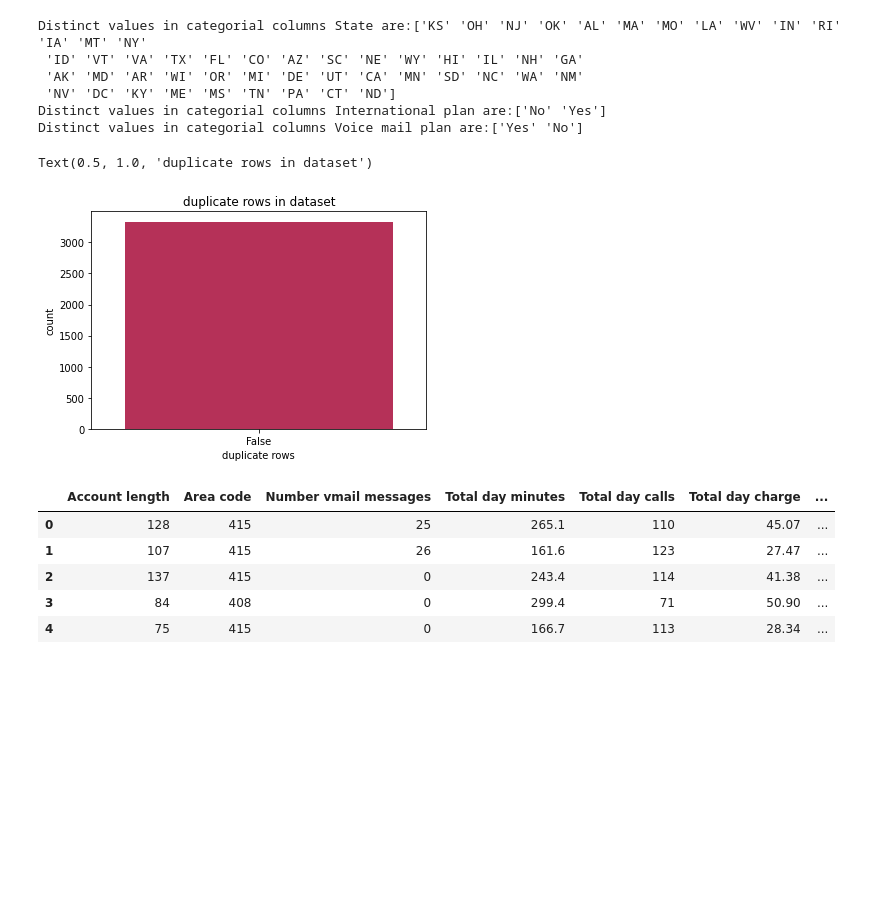
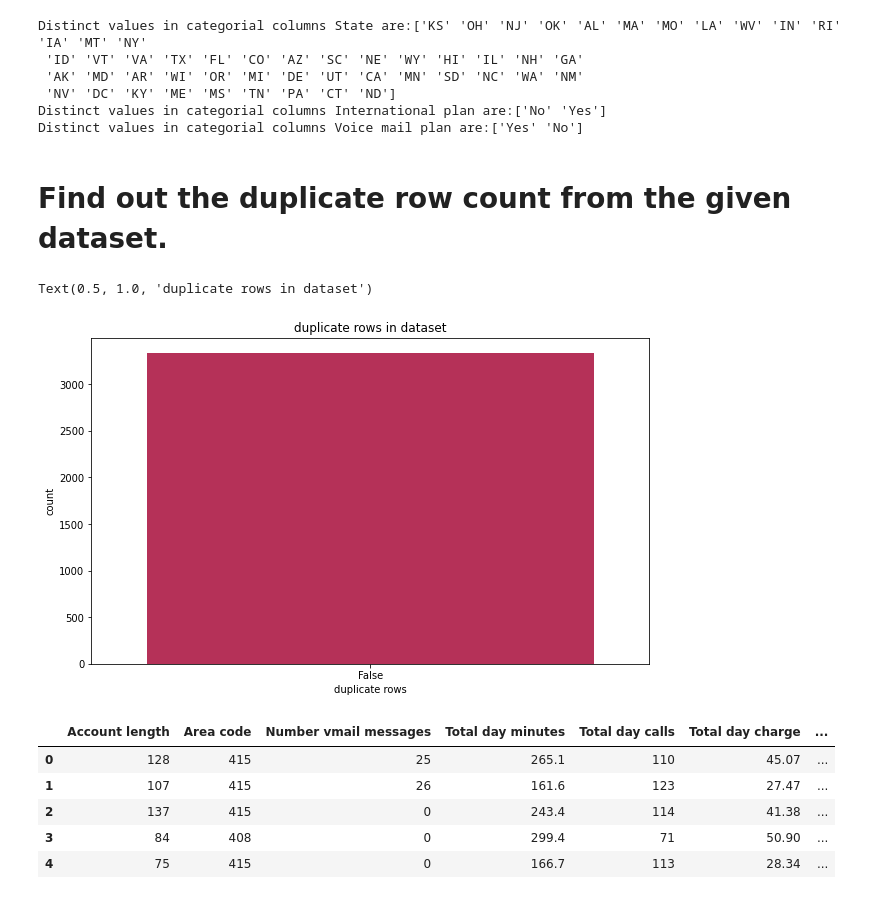
Before and after one commit to nikita-1095/EDA-Telecom-Churn-Analysis, a Jupyter notebook: Nikita_W_Telecom_Churn_Analysis_Capstone_Project.ipynb, the cells around one changed output. Saved outputs shown, nothing was run; the diff lists cells and outputs as text; code cells hidden in the pictures; blank space fills up the shorter version.

```diff
--- a/Nikita_W_Telecom_Churn_Analysis_Capstone_Project.ipynb
+++ b/Nikita_W_Telecom_Churn_Analysis_Capstone_Project.ipynb
@@ -213,15 +215,17 @@ Distinct values in categorial columns State are:['KS' 'OH' 'NJ' 'OK' 'AL' 'MA' '
  'NV' 'DC' 'KY' 'ME' 'MS' 'TN' 'PA' 'CT' 'ND']
 Distinct values in categorial columns International plan are:['No' 'Yes']
 Distinct values in categorial columns Voice mail plan are:['Yes' 'No']
+# %% [markdown]
+# Find out the duplicate row count from the given dataset.
 # %%
 #duplicate rows
-plt.figure(figsize=(6,4))
+plt.figure(figsize=(10,6))
 sns.countplot(x=df.duplicated(),palette='rocket')
 plt.xlabel('duplicate rows')
 plt.ylabel('count')
 plt.title('duplicate rows in dataset')
 # %% [output]
 Text(0.5, 1.0, 'duplicate rows in dataset')
-[figure, old version]
+[figure, new version]
 # %%
 #dropping of the duplicate rows
```
Also changed, not shown: parts of 41 cells of this notebook.
